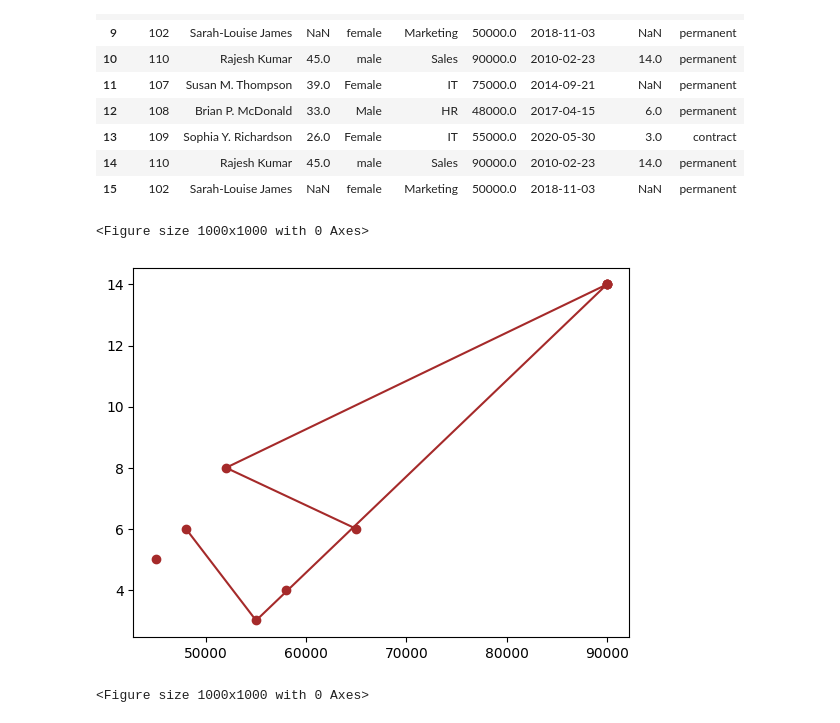
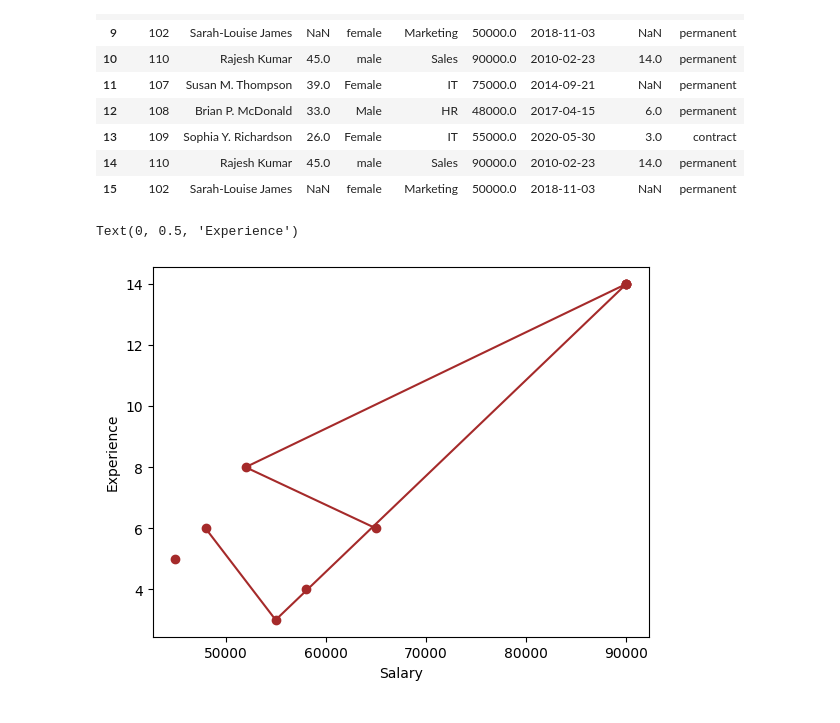
Before and after one commit to dpkasahu/numpy, a Jupyter notebook: DataVisualisation.ipynb, the cells around one changed output. Saved outputs shown, nothing was run; the diff lists cells and outputs as text; code cells hidden in the pictures.

```diff
--- a/DataVisualisation.ipynb
+++ b/DataVisualisation.ipynb
@@ -70,8 +70,9 @@ df
 | 15 | 102 | Sarah-Louise James | NaN | female | Marketing | 50000.0 | 2018-11-03 | NaN | permanent |
 # %%
 plt.plot(df['salary'], df['exp_years'],color='brown',marker='o')
-plt.figure(figsize=(10,10))
+# plt.figure(figsize=(10,10))
+plt.xlabel('Salary')
+plt.ylabel('Experience')
 # %% [output]
-<Figure size 1000x1000 with 0 Axes>
+Text(0, 0.5, 'Experience')
-[figure, old version]
+[figure, new version]
-<Figure size 1000x1000 with 0 Axes>
```
Also changed, not shown: parts of 1 cell of this notebook.
